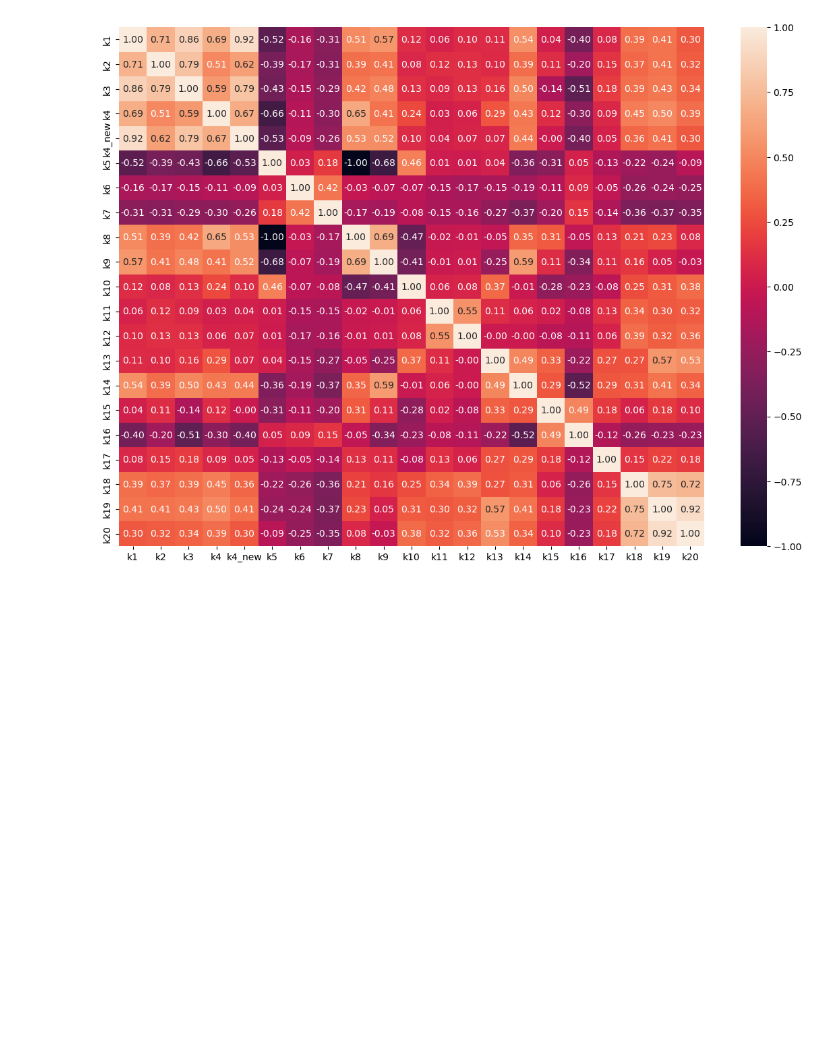
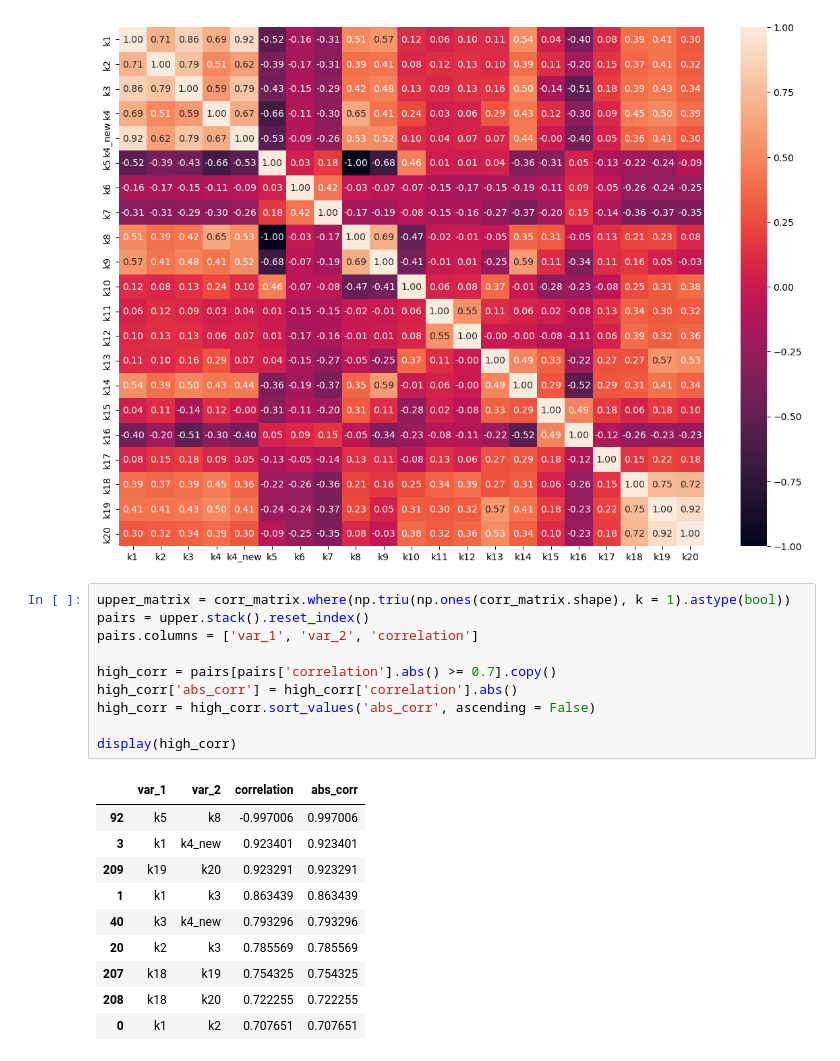
Before and after one commit to aquapuziq/BSU_DA-DS_labs, a Jupyter notebook: preliminary_stat_and_corr_analysis/prestat_and_corr.ipynb, the cells around one changed output. Saved outputs shown, nothing was run; the diff lists cells and outputs as text; blank space fills up the shorter version.

```diff
--- a/preliminary_stat_and_corr_analysis/prestat_and_corr.ipynb
+++ b/preliminary_stat_and_corr_analysis/prestat_and_corr.ipynb
@@ -299,3 +300,24 @@ sns.heatmap(corr_matrix, annot = True, fmt = ".2f", vmin = -1, vmax = 1)
 plt.show()
 # %% [output]
 [figure]
+# %%
+upper_matrix = corr_matrix.where(np.triu(np.ones(corr_matrix.shape), k = 1).astype(bool))
+pairs = upper.stack().reset_index()
+pairs.columns = ['var_1', 'var_2', 'correlation']
+
+high_corr = pairs[pairs['correlation'].abs() >= 0.7].copy()
+high_corr['abs_corr'] = high_corr['correlation'].abs()
+high_corr = high_corr.sort_values('abs_corr', ascending = False)
+
+display(high_corr)
+# %% [output]
+|  | var_1 | var_2 | correlation | abs_corr |
+| 92 | k5 | k8 | -0.997006 | 0.997006 |
+| 3 | k1 | k4_new | 0.923401 | 0.923401 |
+| 209 | k19 | k20 | 0.923291 | 0.923291 |
+| 1 | k1 | k3 | 0.863439 | 0.863439 |
+| 40 | k3 | k4_new | 0.793296 | 0.793296 |
+| 20 | k2 | k3 | 0.785569 | 0.785569 |
+| 207 | k18 | k19 | 0.754325 | 0.754325 |
+| 208 | k18 | k20 | 0.722255 | 0.722255 |
+| 0 | k1 | k2 | 0.707651 | 0.707651 |
```
Also changed, not shown: parts of 3 cells of this notebook.
